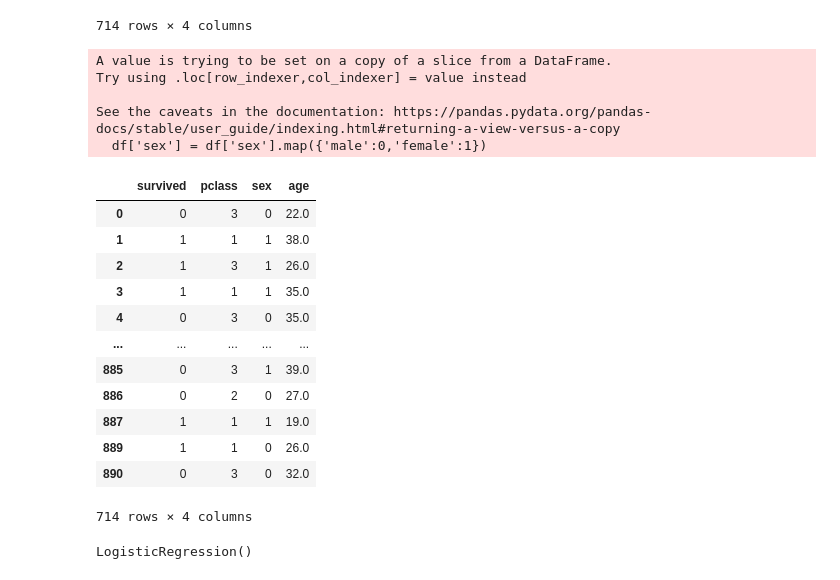
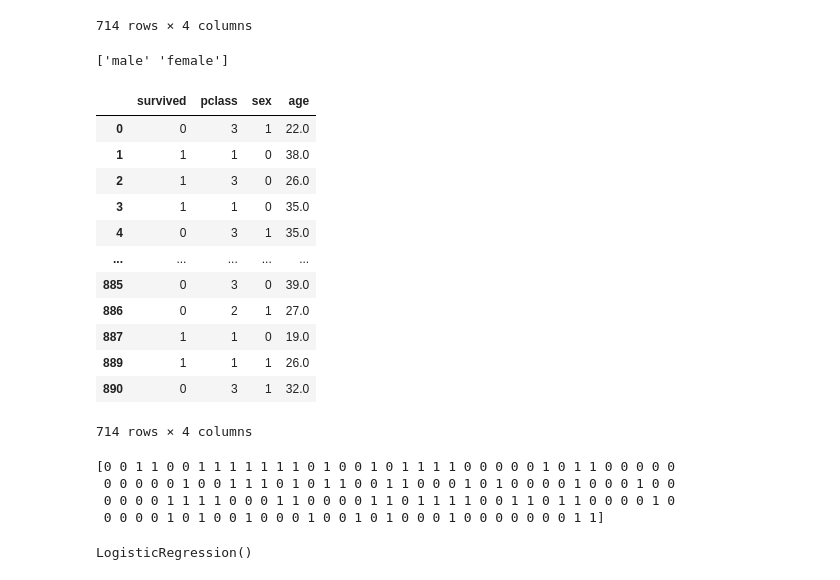
Before and after one commit to VedantGuptaX/titanic_ML_model, a Jupyter notebook: titanic_model.ipynb, the cells around one changed output. Drawn from its saved outputs; the diff is of its cells as text; code cells hidden in the pictures.

Commit message:
Added Pipeline and Pickling method to save and reload the model

```diff
--- a/titanic_model.ipynb
+++ b/titanic_model.ipynb
@@ -44,35 +49,65 @@ df
 | 889 | 1 | 1 | male | 26.0 |
 | 890 | 0 | 3 | male | 32.0 |
 714 rows × 4 columns
+# %%
+print(df['sex'].unique())
+# %% [output]
+['male' 'female']
 # %%
-df['sex'] = df['sex'].map({'male':0,'female':1})
+from sklearn.preprocessing import LabelEncoder
+
+# Encode 'sex' as 0/1
+df.loc[:,'sex'] = LabelEncoder().fit_transform(df['sex'])
 df
 # %% [output]
+|  | survived | pclass | sex | age |
+| 0 | 0 | 3 | 1 | 22.0 |
+| 1 | 1 | 1 | 0 | 38.0 |
+| 2 | 1 | 3 | 0 | 26.0 |
+| 3 | 1 | 1 | 0 | 35.0 |
+| 4 | 0 | 3 | 1 | 35.0 |
+| ... | ... | ... | ... | ... |
+| 885 | 0 | 3 | 0 | 39.0 |
+| 886 | 0 | 2 | 1 | 27.0 |
+| 887 | 1 | 1 | 0 | 19.0 |
+| 889 | 1 | 1 | 1 | 26.0 |
+| 890 | 0 | 3 | 1 | 32.0 |
-A value is trying to be set on a copy of a slice from a DataFrame.
-Try using .loc[row_indexer,col_indexer] = value instead
-
-See the caveats in the documentation: https://pandas.pydata.org/pandas-docs/stable/user_guide/indexing.html#returning-a-view-versus-a-copy
-  df['sex'] = df['sex'].map({'male':0,'female':1})
+714 rows × 4 columns
-|  | survived | pclass | sex | age |
-| 0 | 0 | 3 | 0 | 22.0 |
-| 1 | 1 | 1 | 1 | 38.0 |
-| 2 | 1 | 3 | 1 | 26.0 |
-| 3 | 1 | 1 | 1 | 35.0 |
-| 4 | 0 | 3 | 0 | 35.0 |
-| ... | ... | ... | ... | ... |
-| 885 | 0 | 3 | 1 | 39.0 |
-| 886 | 0 | 2 | 0 | 27.0 |
-| 887 | 1 | 1 | 1 | 19.0 |
-| 889 | 1 | 1 | 0 | 26.0 |
-| 890 | 0 | 3 | 0 | 32.0 |
-714 rows × 4 columns
 # %%
+from sklearn.datasets import load_iris
 from sklearn.model_selection import train_test_split
+from sklearn.preprocessing import StandardScaler
+from sklearn.linear_model import LogisticRegression
+from sklearn.pipeline import Pipeline
+import joblib
 
 X = df[['pclass', 'sex', 'age']]  # features
 y = df['survived']                # target
 
 X_train, X_test, y_train, y_test = train_test_split(X, y, test_size=0.2, random_state=42)
+
+# Create pipeline
+pipeline = Pipeline([
+    ('scaler', StandardScaler()),
+    ('model', LogisticRegression())
+])
+
+# Train pipeline
+pipeline.fit(X_train, y_train)
+
+# Save pipeline
+joblib.dump(pipeline, 'pipeline.joblib')
+
+# Load pipeline later
+loaded_pipeline = joblib.load('pipeline.joblib')
+
+predictions = loaded_pipeline.predict(X_test)
+print(predictions)
+# %% [output]
+[0 0 1 1 0 0 1 1 1 1 1 1 1 0 1 0 0 1 0 1 1 1 1 0 0 0 0 0 1 0 1 1 0 0 0 0 0
+ 0 0 0 0 0 1 0 0 1 1 1 0 1 0 1 1 0 0 1 1 0 0 0 1 0 1 0 0 0 0 1 0 0 0 1 0 0
+ 0 0 0 0 1 1 1 1 0 0 0 1 1 0 0 0 0 1 1 0 1 1 1 1 0 0 1 1 0 1 1 0 0 0 0 1 0
+ 0 0 0 0 1 0 1 0 0 1 0 0 0 1 0 0 1 0 1 0 0 0 1 0 0 0 0 0 0 0 1 1]
 # %%
 from sklearn.linear_model import LogisticRegression
 
```
Also changed, not shown: parts of 5 cells of this notebook, 3 other files.
